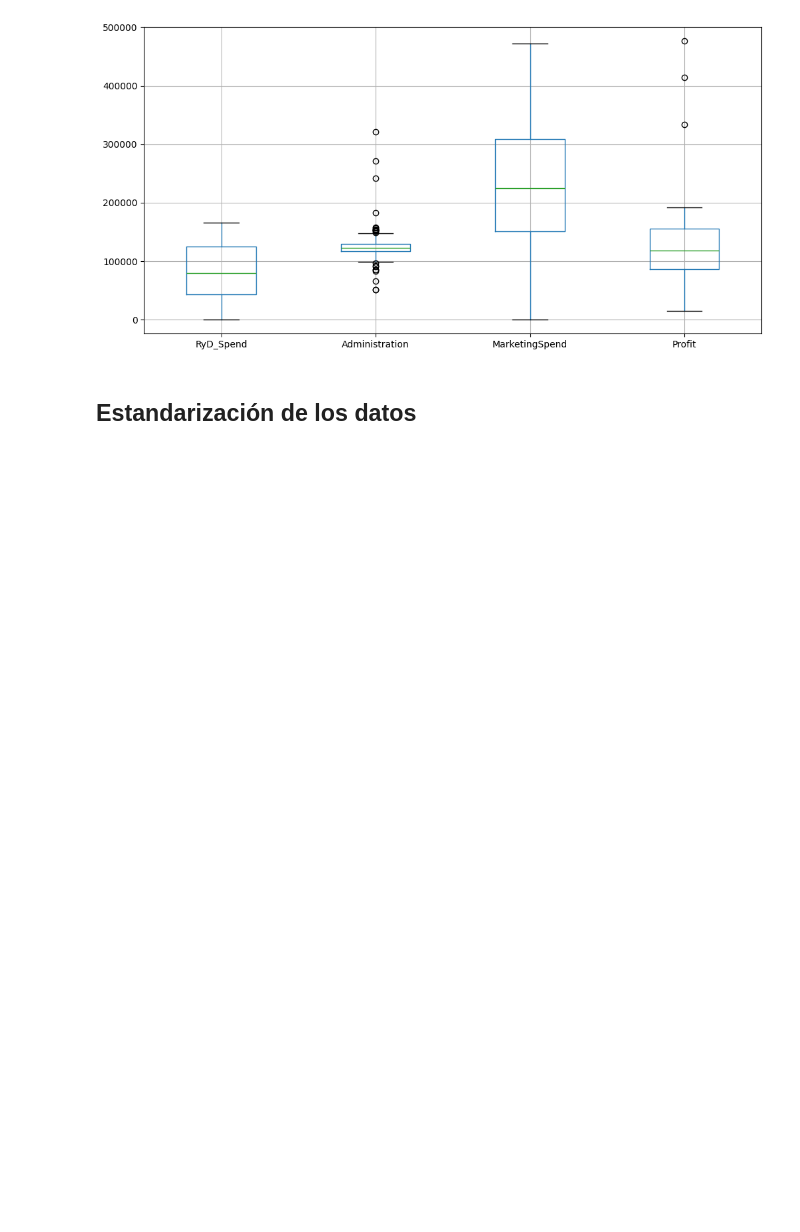
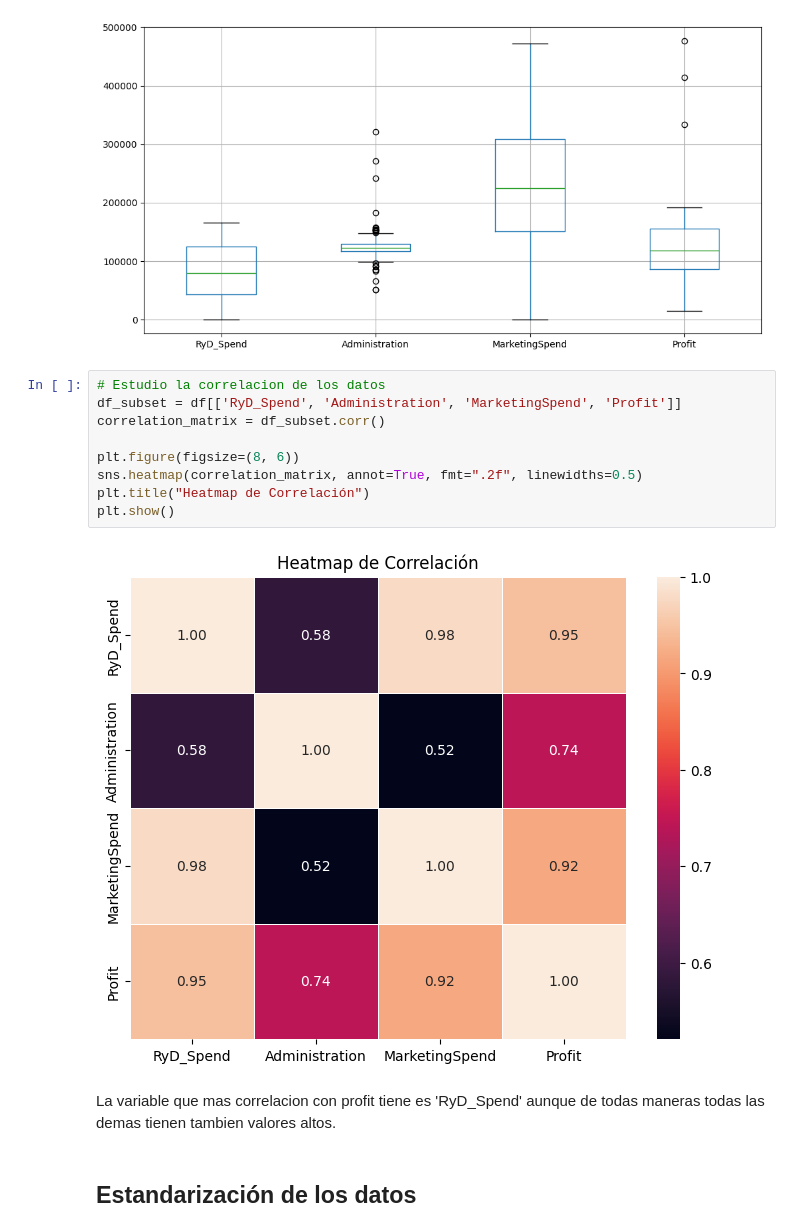
Before and after one commit to itssofiarce/MINERIA, a Jupyter notebook: TP2_Mineria_Arce.ipynb, the cells around one changed output. Drawn from its saved outputs; the diff is of its cells as text; blank space fills up the shorter version.

```diff
--- a/TP2_Mineria_Arce.ipynb
+++ b/TP2_Mineria_Arce.ipynb
@@ -105,6 +119,19 @@ df.boxplot()
 plt.show()
 # %% [output]
 [figure]
+# %%
+# Estudio la correlacion de los datos
+df_subset = df[['RyD_Spend', 'Administration', 'MarketingSpend', 'Profit']]
+correlation_matrix = df_subset.corr()
+
+plt.figure(figsize=(8, 6))
+sns.heatmap(correlation_matrix, annot=True, fmt=".2f", linewidths=0.5)
+plt.title("Heatmap de Correlación")
+plt.show()
+# %% [output]
+[figure, added]
+# %% [markdown]
+La variable que mas correlacion con profit tiene es 'RyD_Spend' aunque de todas maneras todas las demas tienen tambien valores altos.
 # %% [markdown]
 ## Estandarización de los datos
 # %% [markdown]
```
Also changed, not shown: parts of 58 cells of this notebook.
